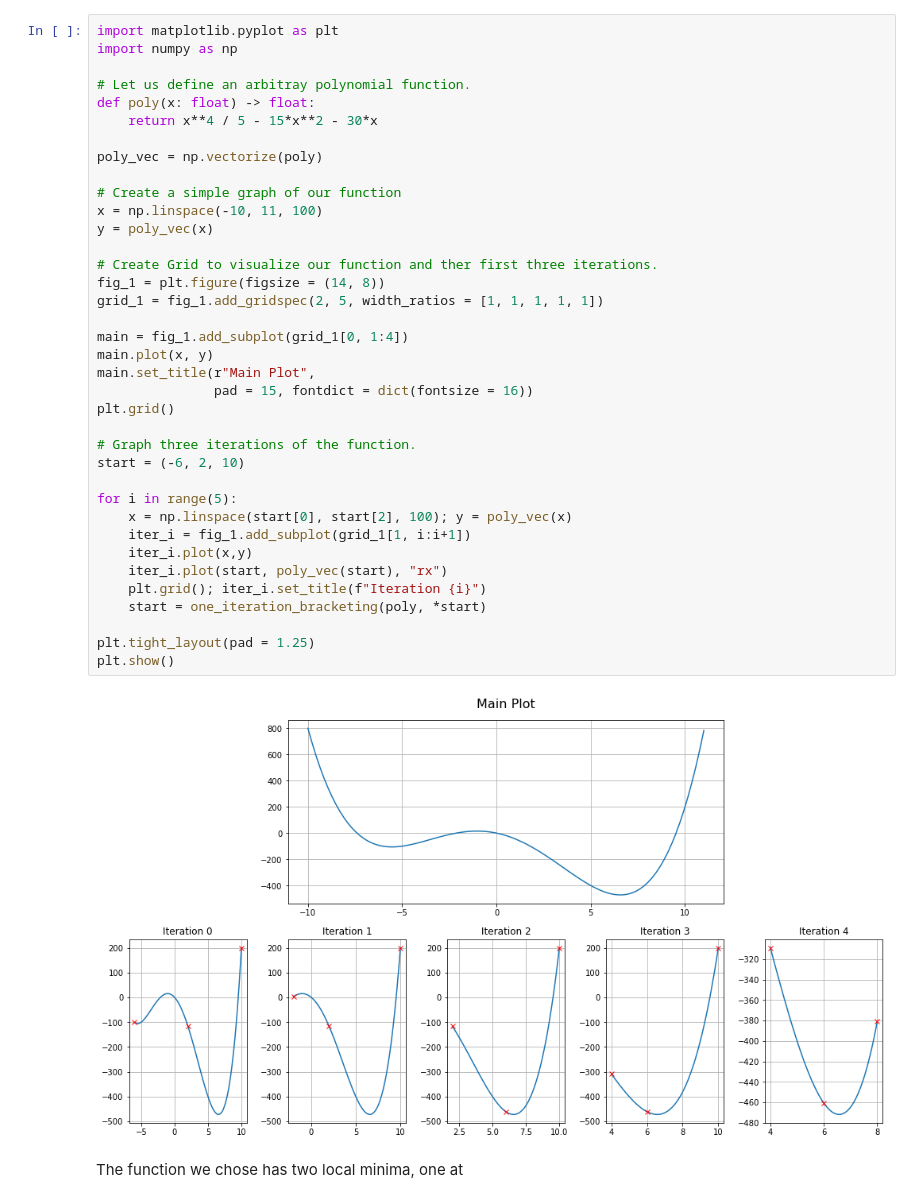
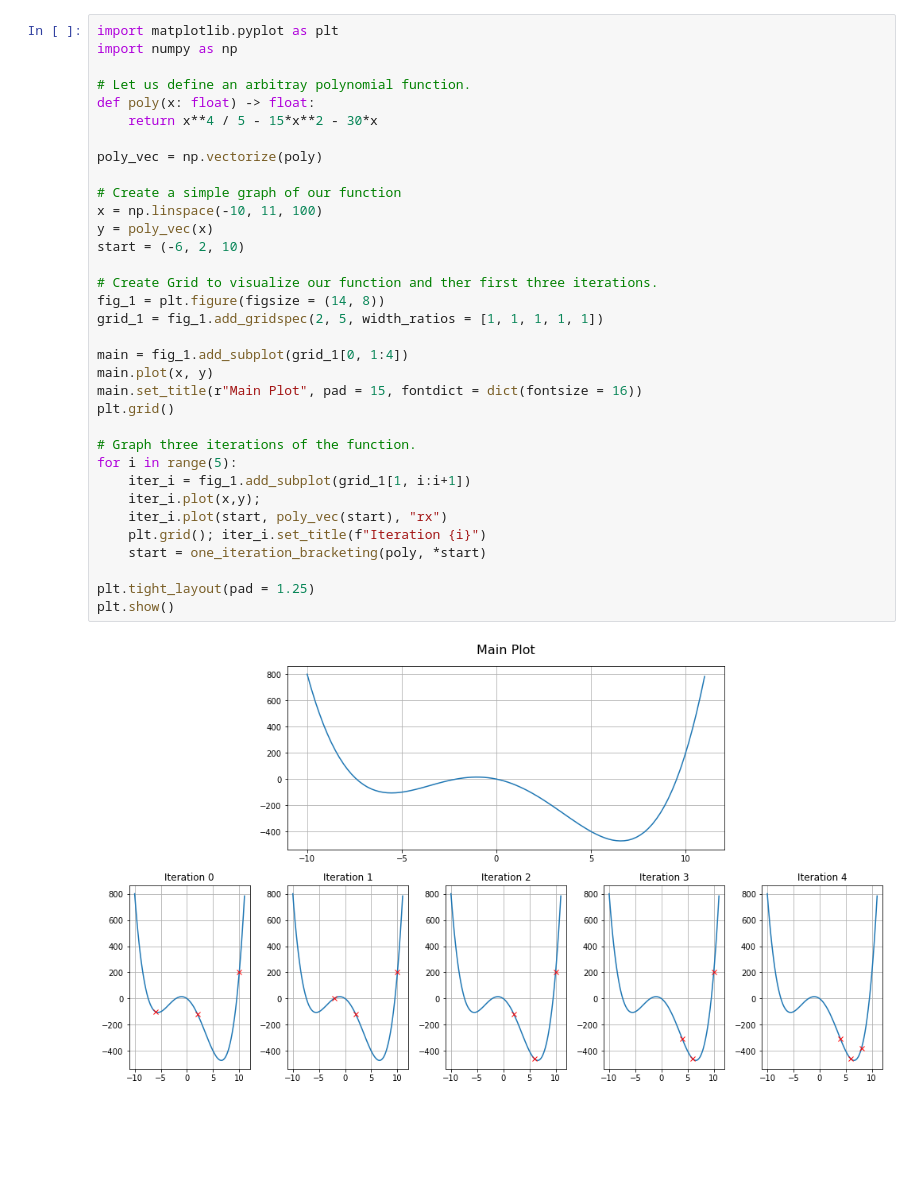
Before and after one commit to AlwaysSearching/Numerical-Methods-in-Economics, a Jupyter notebook: Optimization_NoteBook.ipynb, the cells around one changed output. Saved outputs shown, nothing was run; the diff lists cells and outputs as text; blank space fills up the shorter version.

```diff
--- a/Optimization_NoteBook.ipynb
+++ b/Optimization_NoteBook.ipynb
@@ -68,39 +71,34 @@ import matplotlib.pyplot as plt
 import numpy as np
 
 # Let us define an arbitray polynomial function.
 def poly(x: float) -> float:
     return x**4 / 5 - 15*x**2 - 30*x
 
 poly_vec = np.vectorize(poly)
 
 # Create a simple graph of our function
 x = np.linspace(-10, 11, 100)
 y = poly_vec(x)
+start = (-6, 2, 10)
 
 # Create Grid to visualize our function and ther first three iterations.
 fig_1 = plt.figure(figsize = (14, 8))
 grid_1 = fig_1.add_gridspec(2, 5, width_ratios = [1, 1, 1, 1, 1])
 
 main = fig_1.add_subplot(grid_1[0, 1:4])
 main.plot(x, y)
-main.set_title(r"Main Plot",
-               pad = 15, fontdict = dict(fontsize = 16))
+main.set_title(r"Main Plot", pad = 15, fontdict = dict(fontsize = 16))
 plt.grid()
 
 # Graph three iterations of the function.
-start = (-6, 2, 10)
-
 for i in range(5):
-    x = np.linspace(start[0], start[2], 100); y = poly_vec(x)
     iter_i = fig_1.add_subplot(grid_1[1, i:i+1])
-    iter_i.plot(x,y)
+    iter_i.plot(x,y);
     iter_i.plot(start, poly_vec(start), "rx")
     plt.grid(); iter_i.set_title(f"Iteration {i}")
     start = one_iteration_bracketing(poly, *start)
 
 plt.tight_layout(pad = 1.25)
 plt.show()
 # %% [output]
-[figure, old version]
+[figure, new version]
-# %% [markdown]
-The function we chose has two local minima, one at
```
Also changed, not shown: parts of 15 cells of this notebook.
